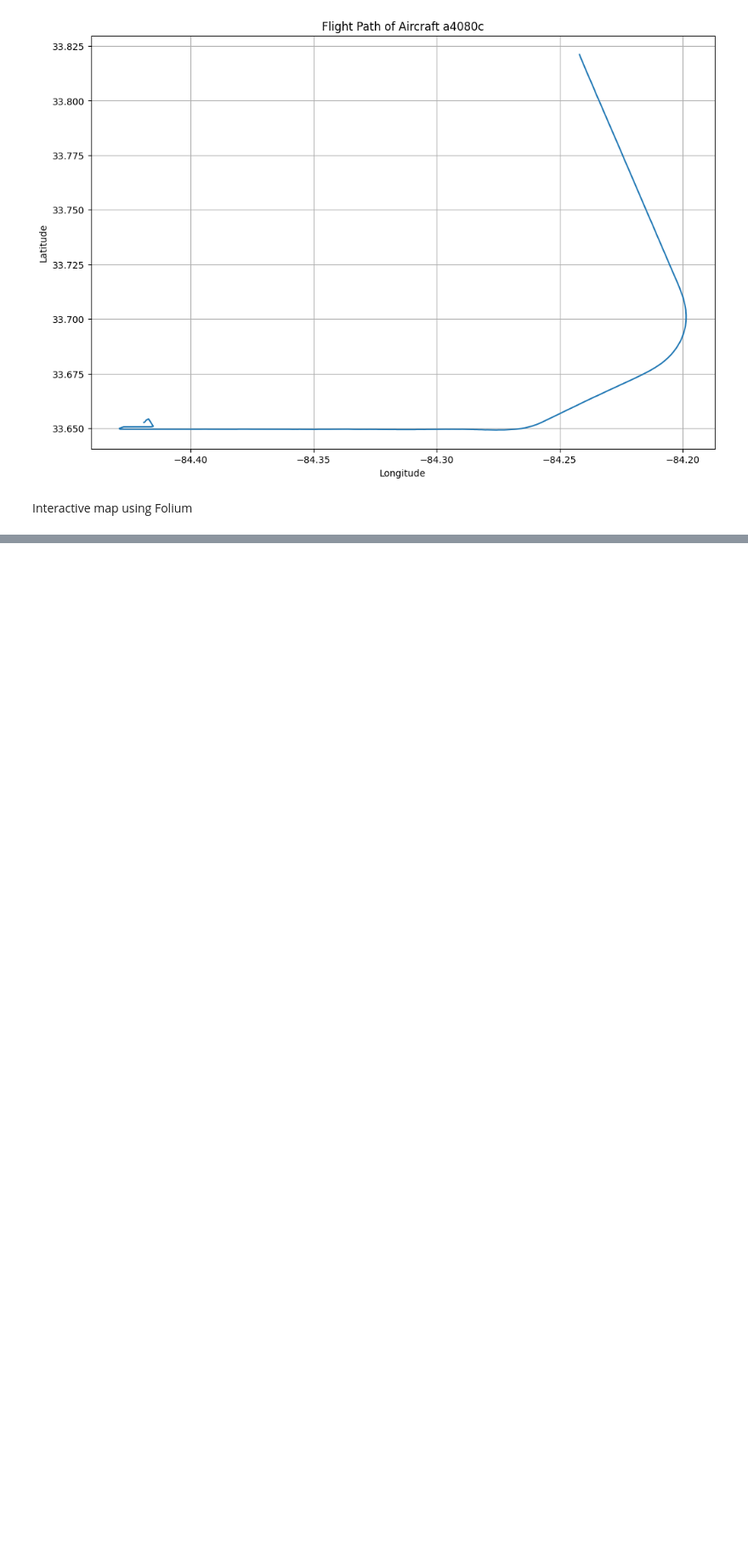
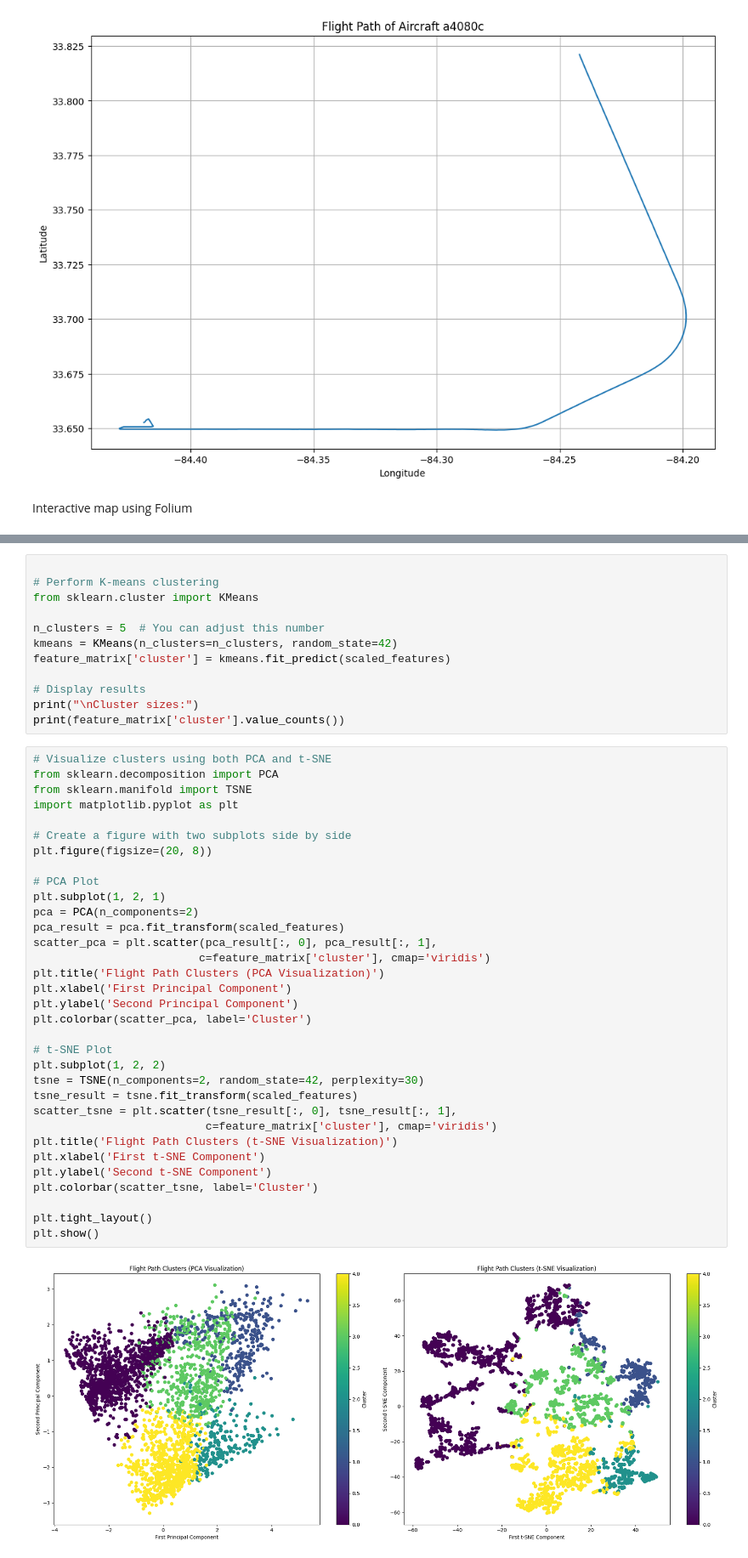
Before and after one commit to mabbts/Aviation-Milestone2-Project, a Jupyter notebook: playground.ipynb, the cells around one changed output, grey strips where cells are left out. Shown: that part at 85% size. Cells and saved outputs as stored; diff of their text form; blank space fills up the shorter version.

```diff
--- a/playground.ipynb
+++ b/playground.ipynb
@@ -136,0 +221,47 @@ m
+# %%
+
+# Perform K-means clustering
+from sklearn.cluster import KMeans
+
+n_clusters = 5  # You can adjust this number
+kmeans = KMeans(n_clusters=n_clusters, random_state=42)
+feature_matrix['cluster'] = kmeans.fit_predict(scaled_features)
+
+# Display results
+print("\nCluster sizes:")
+print(feature_matrix['cluster'].value_counts())
+# %%
+# Visualize clusters using both PCA and t-SNE
+from sklearn.decomposition import PCA
+from sklearn.manifold import TSNE
+import matplotlib.pyplot as plt
+
+# Create a figure with two subplots side by side
+plt.figure(figsize=(20, 8))
+
+# PCA Plot
+plt.subplot(1, 2, 1)
+pca = PCA(n_components=2)
+pca_result = pca.fit_transform(scaled_features)
+scatter_pca = plt.scatter(pca_result[:, 0], pca_result[:, 1],
+                         c=feature_matrix['cluster'], cmap='viridis')
+plt.title('Flight Path Clusters (PCA Visualization)')
+plt.xlabel('First Principal Component')
+plt.ylabel('Second Principal Component')
+plt.colorbar(scatter_pca, label='Cluster')
+
+# t-SNE Plot
+plt.subplot(1, 2, 2)
+tsne = TSNE(n_components=2, random_state=42, perplexity=30)
+tsne_result = tsne.fit_transform(scaled_features)
+scatter_tsne = plt.scatter(tsne_result[:, 0], tsne_result[:, 1],
+                          c=feature_matrix['cluster'], cmap='viridis')
+plt.title('Flight Path Clusters (t-SNE Visualization)')
+plt.xlabel('First t-SNE Component')
+plt.ylabel('Second t-SNE Component')
+plt.colorbar(scatter_tsne, label='Cluster')
+
+plt.tight_layout()
+plt.show()
+# %% [output]
+[figure, added]
```
Also changed, not shown: parts of 3 cells of this notebook.
